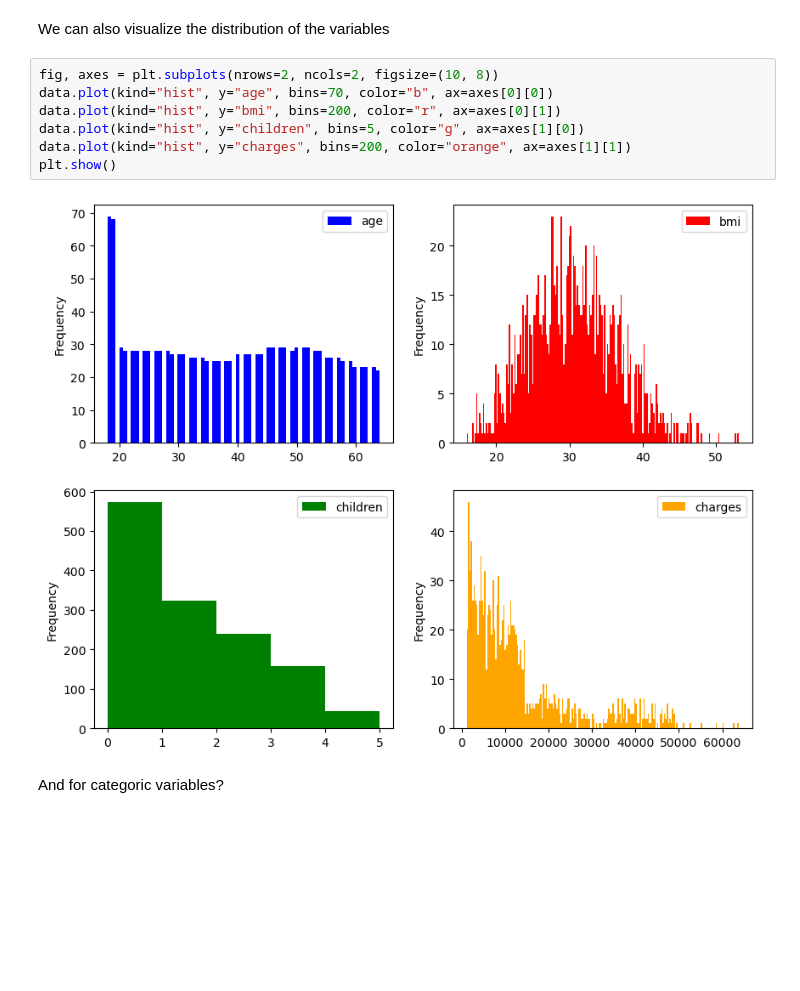
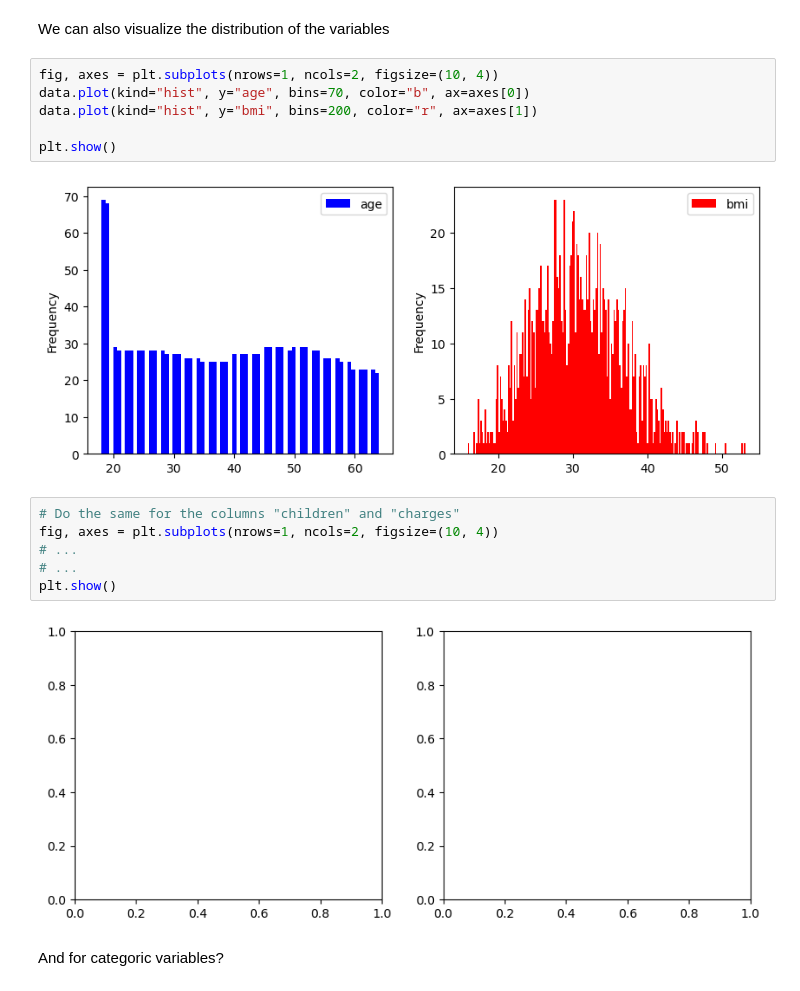
Before and after one commit to Hospital-Da-Luz-Learning-Health/MLCatolica25, a Jupyter notebook: Aula 5 - Supervised Learning I/Exercise Notebook.ipynb, the cells around one changed output. Cells and saved outputs as stored; diff of their text form; blank space fills up the shorter version.

```diff
--- a/Aula 5 - Supervised Learning I/Exercise Notebook.ipynb
+++ b/Aula 5 - Supervised Learning I/Exercise Notebook.ipynb
@@ -171,14 +146,21 @@ plt.show()
 # %% [markdown]
 We can also visualize the distribution of the variables
 # %%
-fig, axes = plt.subplots(nrows=2, ncols=2, figsize=(10, 8))
-data.plot(kind="hist", y="age", bins=70, color="b", ax=axes[0][0])
-data.plot(kind="hist", y="bmi", bins=200, color="r", ax=axes[0][1])
-data.plot(kind="hist", y="children", bins=5, color="g", ax=axes[1][0])
-data.plot(kind="hist", y="charges", bins=200, color="orange", ax=axes[1][1])
+fig, axes = plt.subplots(nrows=1, ncols=2, figsize=(10, 4))
+data.plot(kind="hist", y="age", bins=70, color="b", ax=axes[0])
+data.plot(kind="hist", y="bmi", bins=200, color="r", ax=axes[1])
+
 plt.show()
 # %% [output]
-[figure, old version]
+[figure, new version]
+# %%
+# Do the same for the columns "children" and "charges"
+fig, axes = plt.subplots(nrows=1, ncols=2, figsize=(10, 4))
+# ...
+# ...
+plt.show()
+# %% [output]
+[figure, added]
 # %% [markdown]
 And for categoric variables?
 # %%
```
Also changed, not shown: parts of 13 cells of this notebook, 6 other files.
